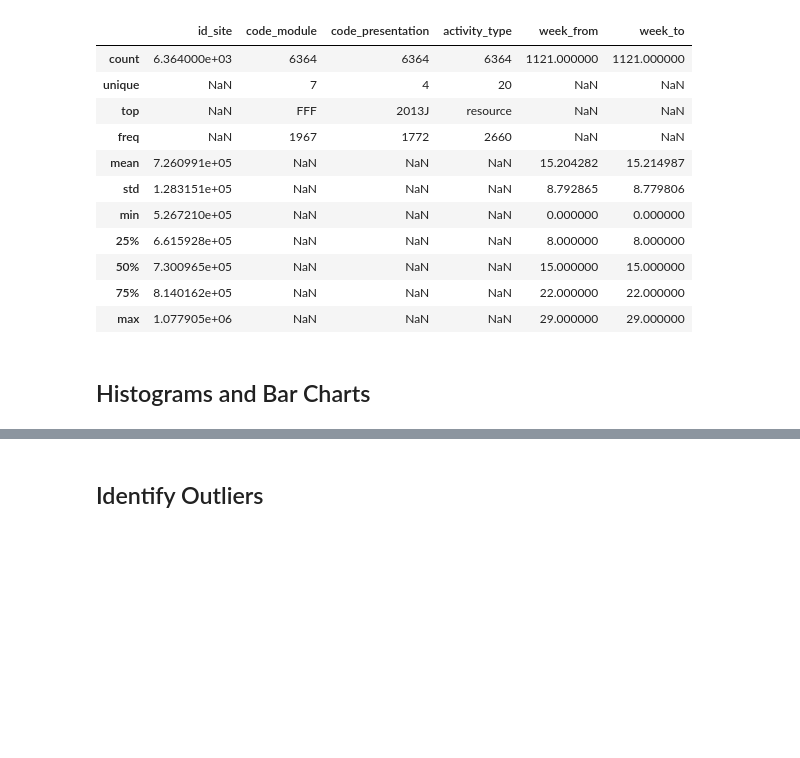
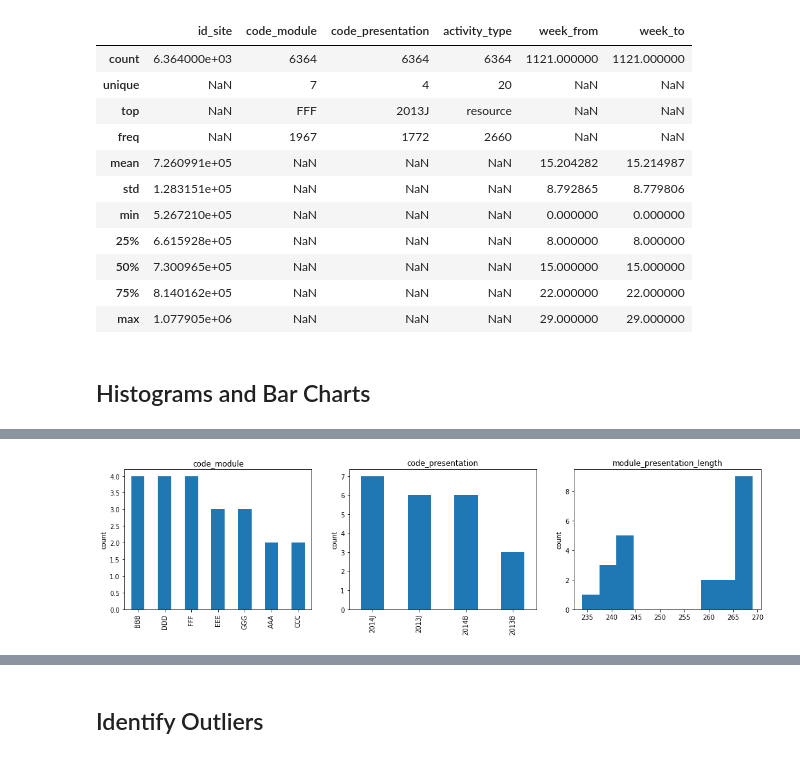
Before and after one commit to sustrev/SIADS697, a Jupyter notebook: EDA.ipynb, the cells around one changed output, grey strips where cells are left out. Drawn from its saved outputs; the diff is of its cells as text; code cells hidden in the pictures; blank space fills up the shorter version.

```diff
--- a/EDA.ipynb
+++ b/EDA.ipynb
@@ -135,0 +185,4 @@ vle_raw.describe(include='all')
+# %%
+explore_df(courses_raw)
+# %% [output]
+[figure, added]
```
Also changed, not shown: parts of 8 cells of this notebook.
